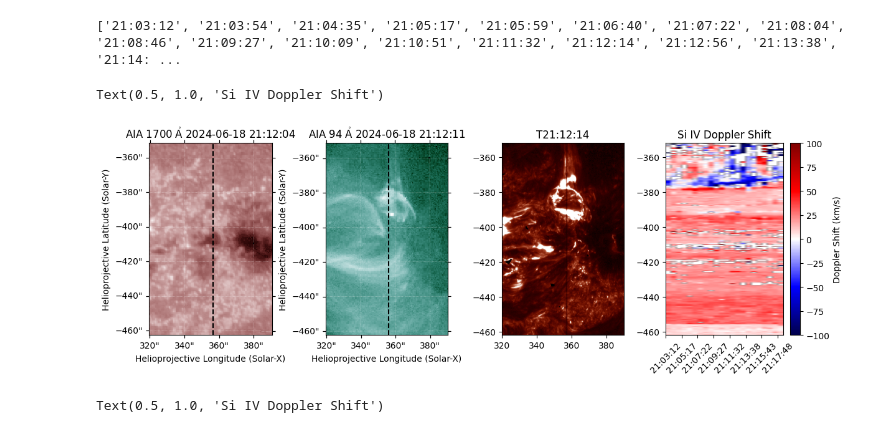
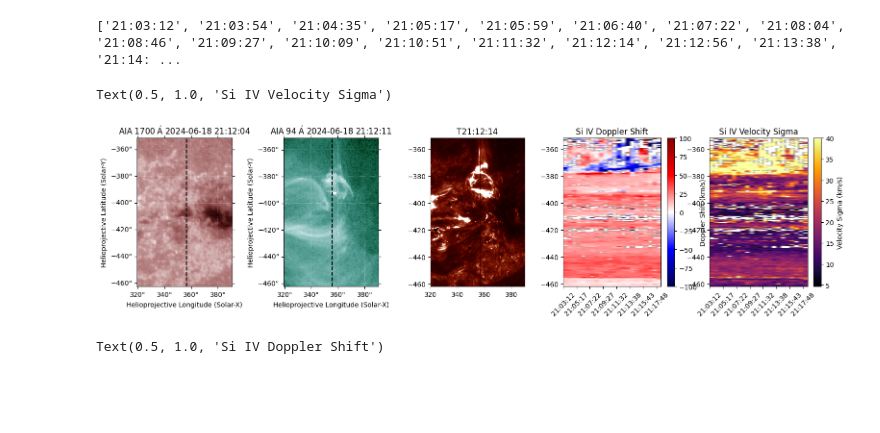
Before and after one commit to xiaosjh/reconnection, a Jupyter notebook: iris_analysis7.ipynb, the cells around one changed output. Drawn from its saved outputs; the diff is of its cells as text; code cells hidden in the pictures; blank space fills up the shorter version.

Commit message:
draw_image3.ipynb

```diff
--- a/iris_analysis7.ipynb
+++ b/iris_analysis7.ipynb
@@ -216,7 +158,7 @@ for i in range(len(new_spectrum_all)):
 
             valid_fit = snr_ok and sigma_ok
             doppler_all[i, j] = (result['center'] - 1402.77) / 1402.77 * 2.997e5 if valid_fit else np.nan
-            velocity_sigma_all[i, j] = result['sigma'] if valid_fit else np.nan
+            velocity_sigma_all[i, j] = result['sigma']/ 1402.77 * 2.997e5 if valid_fit else np.nan
 
         except Exception as error:
             doppler_all[i, j] = np.nan
@@ -265,7 +210,7 @@ print(time_xx)
 # %% [output]
 ['21:03:12', '21:03:54', '21:04:35', '21:05:17', '21:05:59', '21:06:40', '21:07:22', '21:08:04', '21:08:46', '21:09:27', '21:10:09', '21:10:51', '21:11:32', '21:12:14', '21:12:56', '21:13:38', '21:14: ...
 # %%
-fig=plt.figure(figsize=(18,4))
+fig=plt.figure(figsize=(19,4))
 gs=gridspec.GridSpec(1,5)
 
 aia1700=sunpy.map.Map(r'C:\Learning\PHD1st\magnetic_reconnecion\data\AIA2\1700\aia.lev1_uv_24s.2024-06-18T211205Z.1700.image_lev1.fits')
@@ -281,36 +226,41 @@ coord = SkyCoord(
 )
 
 x_pixel, _ = aia1700_sub.world_to_pixel(coord)
 ax0.axvline(x=x_pixel.value, color="black", linestyle="--")
 
 aia94=sunpy.map.Map(r'C:\Learning\PHD1st\magnetic_reconnecion\data\AIA2\.94\aia.lev1_euv_12s.2024-06-18T211213Z.94.image_lev1.fits')
 bottom_left=SkyCoord(320*u.arcsec,(-407-332*0.166)*u.arcsec,frame=aia94.coordinate_frame)
 top_right=SkyCoord((320+422*0.166)*u.arcsec,(-407+332*0.166)*u.arcsec,frame=aia94.coordinate_frame)
 aia94_sub=aia94.submap(bottom_left=bottom_left, top_right=top_right)
 ax1=fig.add_subplot(gs[1],projection=aia94_sub)
 image = aia94_sub.plot(axes=ax1)
 ax1.axvline(x=x_pixel.value, color="black", linestyle="--")
 
 ax2=fig.add_subplot(gs[2])
 ax2.imshow(all_sji_image[807][0][:,:],cmap='irissji1400',vmin=0,vmax=20,origin='lower',
 	extent=[320,320+422*0.166,-407-332*0.166,-407+332*0.166])
 ax2.set_title('T21:12:14')
 ax3=fig.add_subplot(gs[3])
 
 ax3.imshow(doppler_all.T,cmap='seismic',vmin=-100,vmax=100,origin='lower',
            aspect='auto',extent=[0,22,-407-332*0.166,-407+332*0.166])
 cbar=ax3.figure.colorbar(ax3.images[0],ax=ax3)
 cbar.set_label('Doppler Shift (km/s)')
 ax3.set_xticks(range(0, 22, 3))
 ax3.set_xticklabels(time_xx[::3],rotation=45)
 ax3.set_title('Si IV Doppler Shift')
 
 ax4=fig.add_subplot(gs[4])
-ax4.imshow(velocity_sigma_all.T,cmap='inferno',vmax=100,origin='lower',
+ax4.imshow(velocity_sigma_all.T,cmap='inferno',vmax=40,origin='lower',
            aspect='auto',extent=[0,22,-407-332*0.166,-407+332*0.166])
+cbar2=ax4.figure.colorbar(ax4.images[0],ax=ax4)
+cbar2.set_label('Velocity Sigma (km/s)')
+ax4.set_xticks(range(0, 22, 3))
+ax4.set_xticklabels(time_xx[::3],rotation=45)
+ax4.set_title('Si IV Velocity Sigma')
 # %% [output]
-Text(0.5, 1.0, 'Si IV Doppler Shift')
+Text(0.5, 1.0, 'Si IV Velocity Sigma')
-[figure, old version]
+[figure, new version]
 # %%
 fig=plt.figure(figsize=(14,4))
 gs=gridspec.GridSpec(1,4)
```
Also changed, not shown: parts of 2 cells of this notebook, 11 other files.
